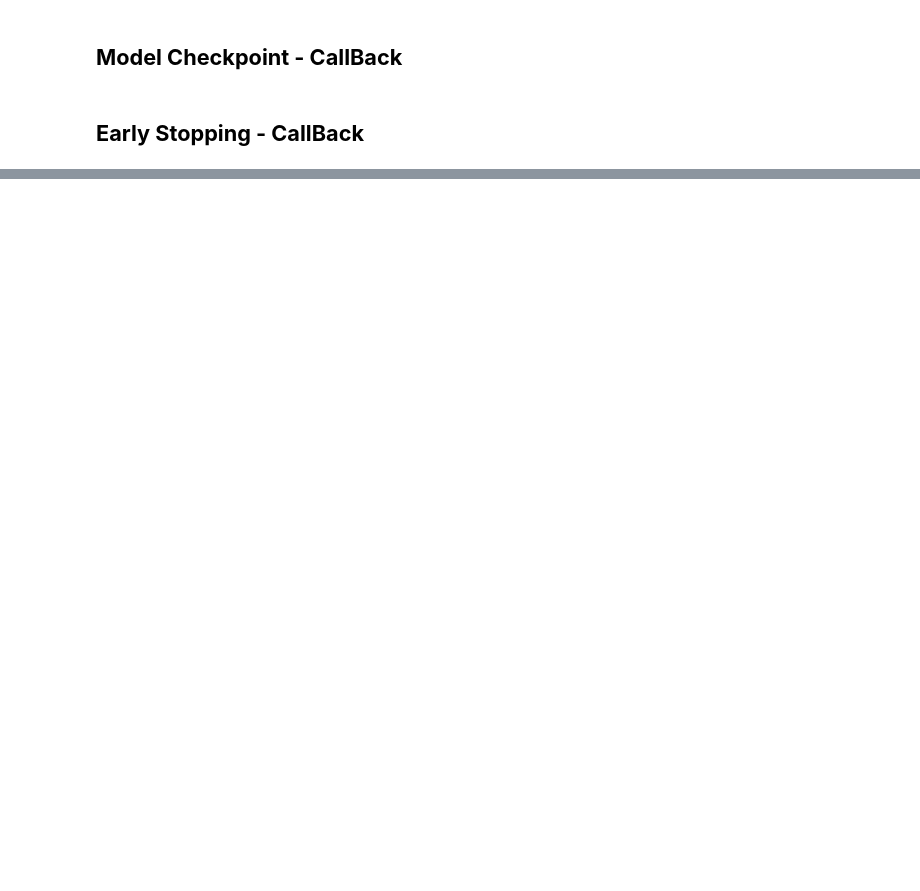
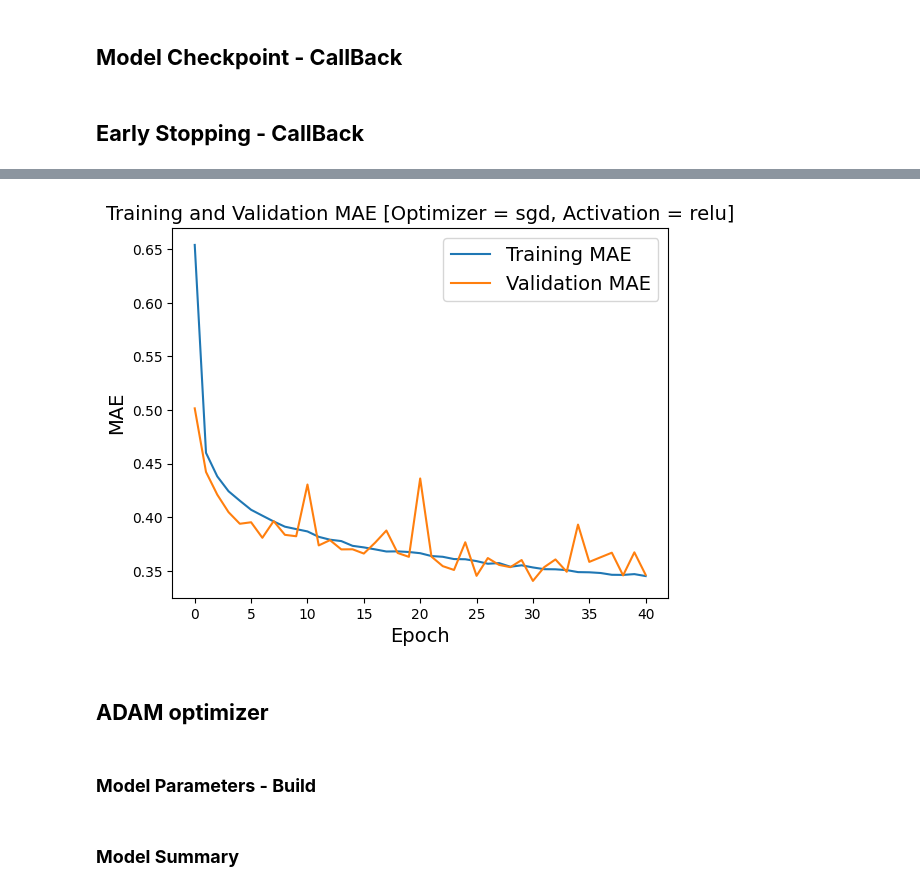
Before and after one commit to moheed-ali/AIML-Notebook-Collection, a Jupyter notebook: california.ipynb, the cells around one changed output, grey strips where cells are left out. Cells and saved outputs as stored; diff of their text form; code cells hidden in the pictures; blank space fills up the shorter version.

```diff
--- a/california.ipynb
+++ b/california.ipynb
@@ -267,0 +247,16 @@ Root Mean Squared Error on Test Set: 0.6913974998480781
+# %%
+# Plot training history
+plt.plot(sgd_model_history.history['mae'], label='Training MAE')  # Use 'mae' instead of 'accuracy'
+plt.plot(sgd_model_history.history['val_mae'], label='Validation MAE')  # Use 'val_mae' instead of 'val_accuracy'
+plt.title('Training and Validation Mean Absolute Error [Optimizer = sgd, Activation = relu]')
+plt.xlabel('Epoch')
+plt.ylabel('MAE')
+plt.legend()
+plt.show()
+
+# Save the plot
+plt.savefig('Training and Mean Absolute Error [Optimizer = sgd, Activation = relu].png')
+# %% [output]
+[figure, added]
+# %% [markdown]
+## **ADAM optimizer**
@@ -267,0 +273,2 @@ Root Mean Squared Error on Test Set: 0.6913974998480781
+# %% [markdown]
+### **Model Parameters - Build**
@@ -267,0 +281,2 @@ Root Mean Squared Error on Test Set: 0.6913974998480781
+# %% [markdown]
+### **Model Summary**
```
Also changed, not shown: parts of 76 cells of this notebook.
